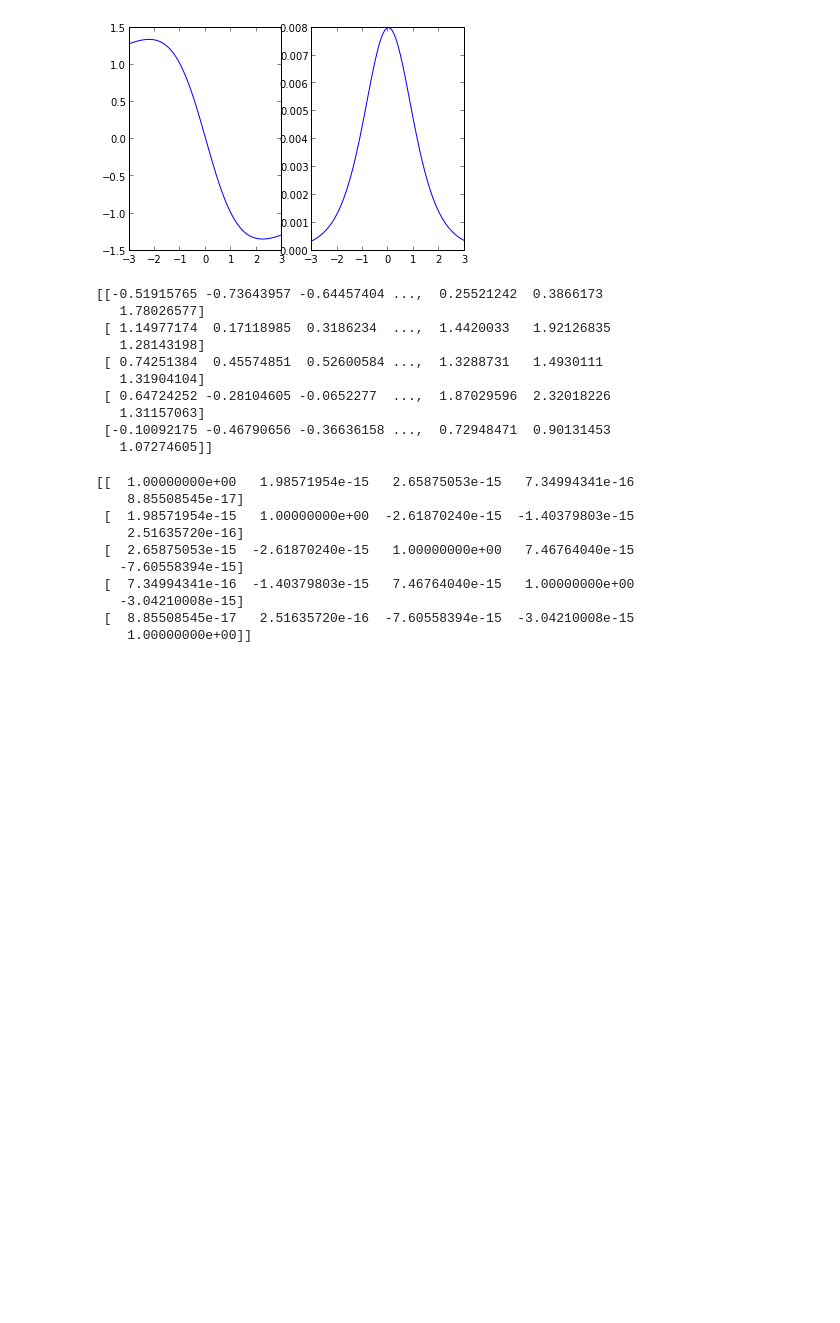
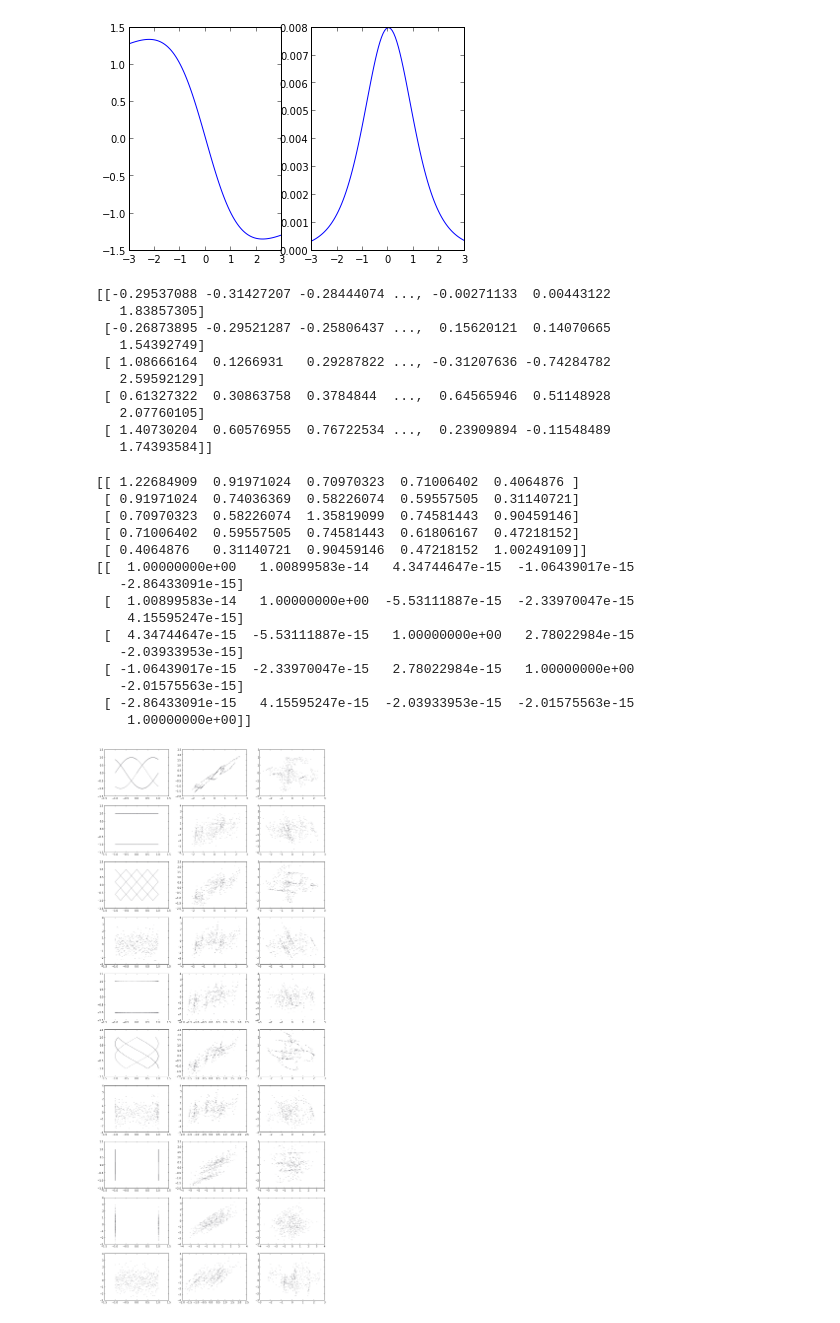
Before and after one commit to stathischaritos/ML-ICA, a Jupyter notebook: ML_LAB_1.ipynb, the cells around one changed output. Saved outputs shown, nothing was run; the diff lists cells and outputs as text; code cells hidden in the pictures; blank space fills up the shorter version.

```diff
--- a/ML_LAB_1.ipynb
+++ b/ML_LAB_1.ipynb
@@ -205,28 +205,52 @@ def whiten(X):
     return Xwhiten
 # %%
 print X
-X = whiten(X)
+wX = whiten(X)
 # %% [output]
-[[-0.51915765 -0.73643957 -0.64457404 ...,  0.25521242  0.3866173
-   1.78026577]
- [ 1.14977174  0.17118985  0.3186234  ...,  1.4420033   1.92126835
-   1.28143198]
- [ 0.74251384  0.45574851  0.52600584 ...,  1.3288731   1.4930111
-   1.31904104]
- [ 0.64724252 -0.28104605 -0.0652277  ...,  1.87029596  2.32018226
-   1.31157063]
- [-0.10092175 -0.46790656 -0.36636158 ...,  0.72948471  0.90131453
-   1.07274605]]
+[[-0.29537088 -0.31427207 -0.28444074 ..., -0.00271133  0.00443122
+   1.83857305]
+ [-0.26873895 -0.29521287 -0.25806437 ...,  0.15620121  0.14070665
+   1.54392749]
+ [ 1.08666164  0.1266931   0.29287822 ..., -0.31207636 -0.74284782
+   2.59592129]
+ [ 0.61327322  0.30863758  0.3784844  ...,  0.64565946  0.51148928
+   2.07760105]
+ [ 1.40730204  0.60576955  0.76722534 ...,  0.23909894 -0.11548489
+   1.74393584]]
 # %%
 print np.cov(X)
+print np.cov(wX)
 # %% [output]
-[[  1.00000000e+00   1.98571954e-15   2.65875053e-15   7.34994341e-16
-    8.85508545e-17]
- [  1.98571954e-15   1.00000000e+00  -2.61870240e-15  -1.40379803e-15
-    2.51635720e-16]
- [  2.65875053e-15  -2.61870240e-15   1.00000000e+00   7.46764040e-15
-   -7.60558394e-15]
- [  7.34994341e-16  -1.40379803e-15   7.46764040e-15   1.00000000e+00
-   -3.04210008e-15]
- [  8.85508545e-17   2.51635720e-16  -7.60558394e-15  -3.04210008e-15
+[[ 1.22684909  0.91971024  0.70970323  0.71006402  0.4064876 ]
+ [ 0.91971024  0.74036369  0.58226074  0.59557505  0.31140721]
+ [ 0.70970323  0.58226074  1.35819099  0.74581443  0.90459146]
+ [ 0.71006402  0.59557505  0.74581443  0.61806167  0.47218152]
+ [ 0.4064876   0.31140721  0.90459146  0.47218152  1.00249109]]
+[[  1.00000000e+00   1.00899583e-14   4.34744647e-15  -1.06439017e-15
+   -2.86433091e-15]
+ [  1.00899583e-14   1.00000000e+00  -5.53111887e-15  -2.33970047e-15
+    4.15595247e-15]
+ [  4.34744647e-15  -5.53111887e-15   1.00000000e+00   2.78022984e-15
+   -2.03933953e-15]
+ [ -1.06439017e-15  -2.33970047e-15   2.78022984e-15   1.00000000e+00
+   -2.01575563e-15]
+ [ -2.86433091e-15   4.15595247e-15  -2.03933953e-15  -2.01575563e-15
     1.00000000e+00]]
+# %%
+def scatter_plot_mat(M,C,V):
+    figure()
+    k = 1;
+    for i in range(0,4):
+        for j in range(i+1,5):
+            subplot(10,3,k)
+            scatter(M[i],M[j],s=0.1)
+            subplot(10,3,k+1)
+            scatter(C[i],C[j],s=0.1)
+            subplot(10,3,k+2)
+            scatter(V[i],V[j],s=0.1)
+            k += 3
+# %%
+rcParams['figure.figsize'] = 16, 40
+scatter_plot_mat(S,X,wX)
+# %% [output]
+[figure, added]
```
Also changed, not shown: parts of 5 cells of this notebook.
